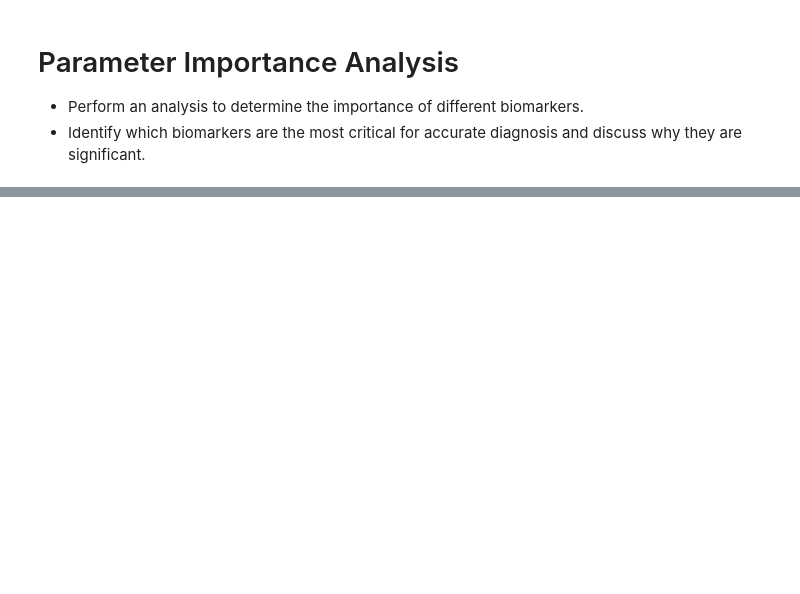
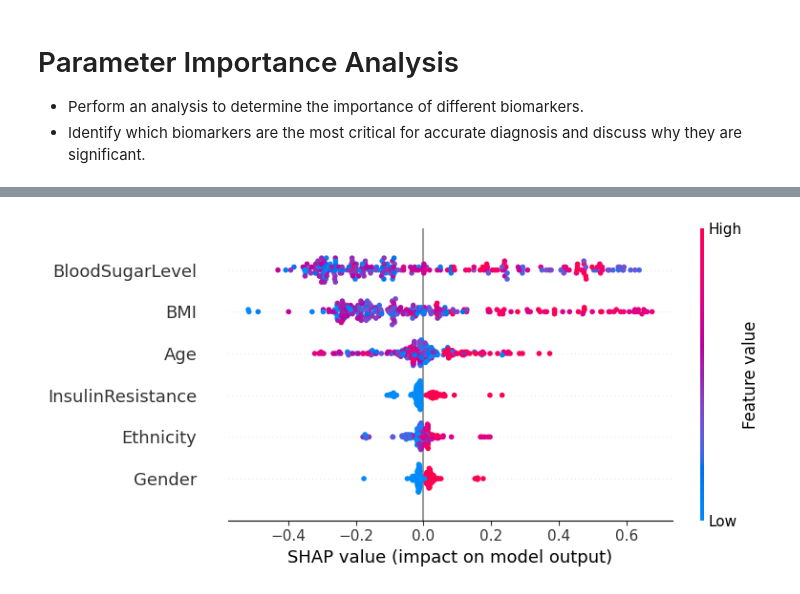
Before and after one commit to Daught/machine-learning-cheatsheet, a Jupyter notebook: exercises/data_analysis_template.ipynb, the cells around one changed output, grey strips where cells are left out. Drawn from its saved outputs; the diff is of its cells as text; code cells hidden in the pictures; blank space fills up the shorter version.

```diff
--- a/exercises/data_analysis_template.ipynb
+++ b/exercises/data_analysis_template.ipynb
@@ -320,0 +433,7 @@ plt.show()
+# %%
+from tpot import TPOTClassifier
+# Initialize TPOTClassifier
+tpot = TPOTClassifier(generations=1, population_size=1, verbosity=2, random_state=42, scoring='balanced_accuracy')
+tpot.fit(training_features, training_target)
+print(tpot.score(testing_features, testing_target))
+tpot.export('tpot_diabetes_pipeline_classifier.py')
@@ -320,0 +445,23 @@ plt.show()
+# %%
+from sklearn.model_selection import train_test_split
+from sklearn.naive_bayes import BernoulliNB
+from sklearn.pipeline import make_pipeline, make_union
+from sklearn.preprocessing import RobustScaler
+from tpot.builtins import StackingEstimator
+from xgboost import XGBClassifier
+from tpot.export_utils import set_param_recursive
+
+# Average CV score on the training set was: 0.6226522828811157
+
+exported_pipeline = make_pipeline(
+    StackingEstimator(estimator=XGBClassifier(learning_rate=0.01, max_depth=4, min_child_weight=6, n_estimators=100, n_jobs=1, subsample=0.9000000000000001, verbosity=0)),
+    StackingEstimator(estimator=XGBClassifier(learning_rate=0.01, max_depth=9, min_child_weight=13, n_estimators=100, n_jobs=1, subsample=0.9000000000000001, verbosity=0)),
+    RobustScaler(),
+    BernoulliNB(alpha=10.0, fit_prior=False)
+)
+# Fix random state in exported estimator
+if hasattr(exported_pipeline, 'random_state'):
+    setattr(exported_pipeline, 'random_state', 42)
+
+exported_pipeline.fit(training_features, training_target)
+results = exported_pipeline.predict(testing_features)
@@ -320,0 +488,6 @@ plt.show()
+# %%
+# SHAP
+import shap
+
+explainer = shap.Explainer(exported_pipeline.predict, training_features)
+shap_values = explainer(testing_features)
@@ -320,0 +496,4 @@ plt.show()
+# %%
+shap.summary_plot(shap_values, testing_features)
+# %% [output]
+[figure, added]
```
Also changed, not shown: parts of 28 cells of this notebook.
